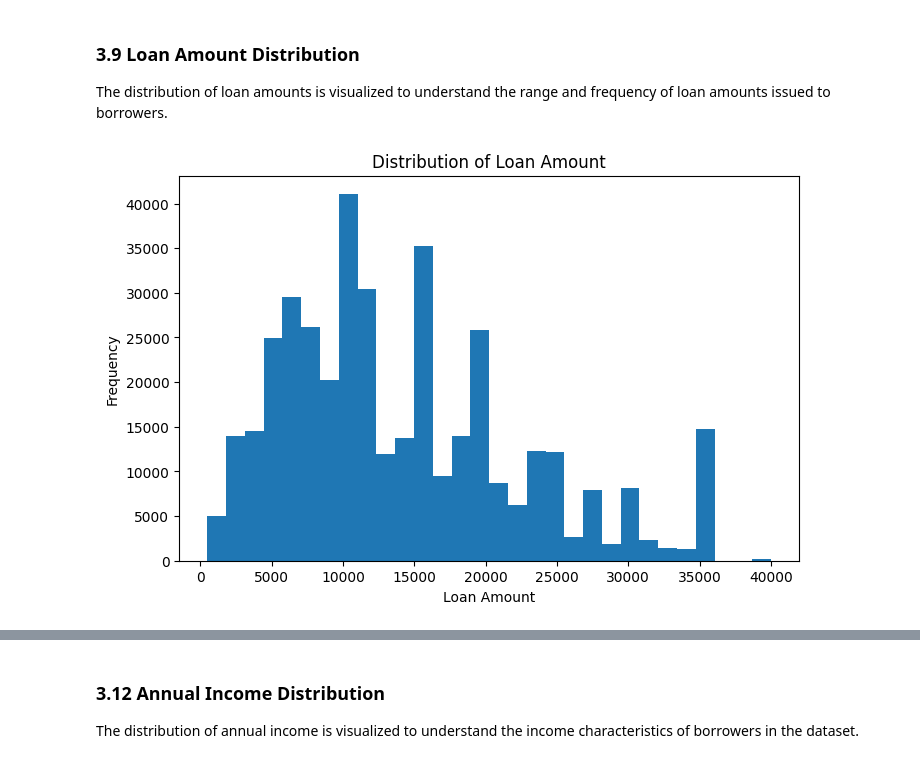
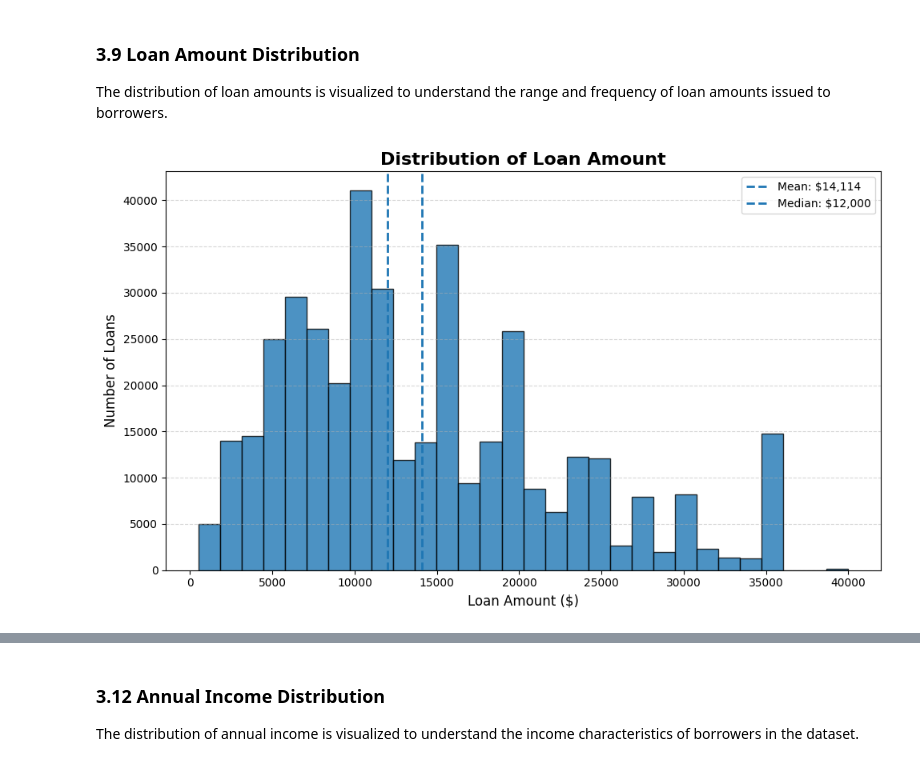
Before and after one commit to Clinton1029/Loan_Default_Project, a Jupyter notebook: Loan_Default.ipynb, the cells around one changed output, grey strips where cells are left out. Drawn from its saved outputs; the diff is of its cells as text; code cells hidden in the pictures.

```diff
--- a/Loan_Default.ipynb
+++ b/Loan_Default.ipynb
@@ -300,17 +353,61 @@ plt.show()
 ### 3.9 Loan Amount Distribution
 
 The distribution of loan amounts is visualized to understand the range and frequency of loan amounts issued to borrowers.
-# %%
-# Plot the distribution of loan amounts
-plt.figure(figsize=(8, 5))
-plt.hist(df["loan_amnt"].dropna(), bins=30)
-
-# Add labels and title
-plt.xlabel("Loan Amount")
-plt.ylabel("Frequency")
-plt.title("Distribution of Loan Amount")
-
-# Display the plot
-plt.show()
-# %% [output]
-[figure, removed]
+# %%
+# Calculate the mean and median loan amounts
+mean_loan = df["loan_amnt"].mean()
+median_loan = df["loan_amnt"].median()
+
+# Create the figure
+plt.figure(figsize=(10, 6))
+
+# Plot the distribution of loan amounts
+plt.hist(
+    df["loan_amnt"].dropna(),
+    bins=30,
+    edgecolor="black",
+    alpha=0.8
+)
+
+# Add a vertical line for the mean
+plt.axvline(
+    mean_loan,
+    linestyle="--",
+    linewidth=2,
+    label=f"Mean: ${mean_loan:,.0f}"
+)
+
+# Add a vertical line for the median
+plt.axvline(
+    median_loan,
+    linestyle="--",
+    linewidth=2,
+    label=f"Median: ${median_loan:,.0f}"
+)
+
+# Add title and axis labels
+plt.title(
+    "Distribution of Loan Amount",
+    fontsize=16,
+    fontweight="bold"
+)
+plt.xlabel("Loan Amount ($)", fontsize=12)
+plt.ylabel("Number of Loans", fontsize=12)
+
+# Add grid lines
+plt.grid(
+    axis="y",
+    linestyle="--",
+    alpha=0.5
+)
+
+# Add legend
+plt.legend()
+
+# Adjust the layout
+plt.tight_layout()
+
+# Display the visualization
+plt.show()
+# %% [output]
+[figure, added]
```
Also changed, not shown: parts of 12 cells of this notebook.
